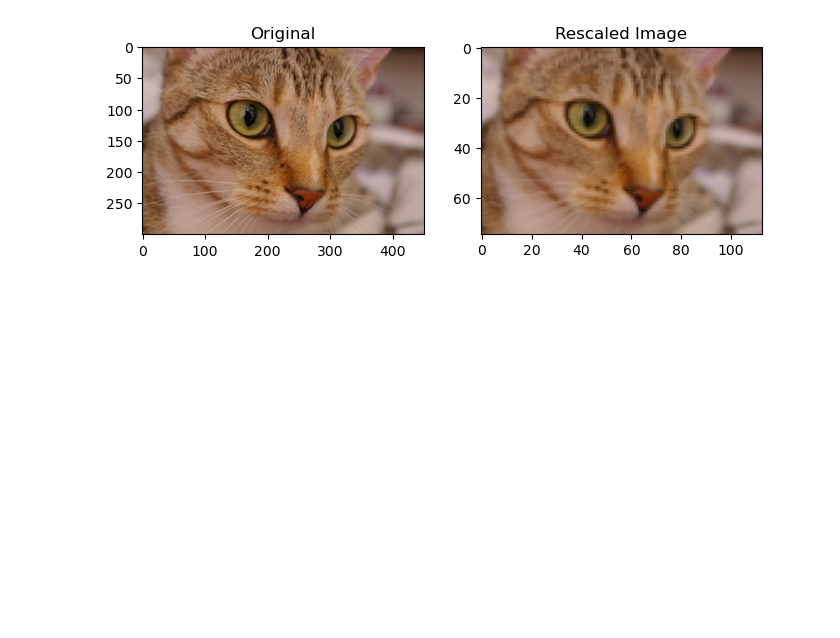
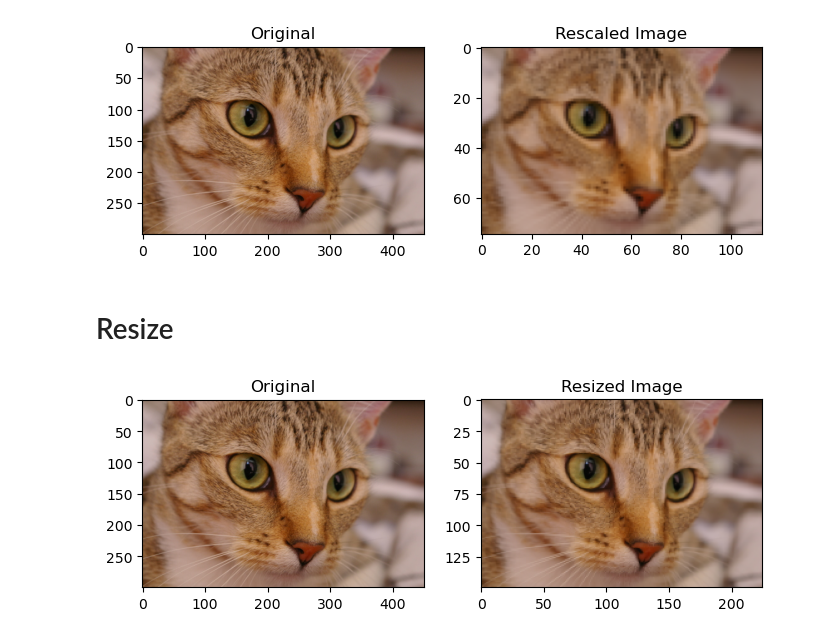
Before and after one commit to Ramseths/scikit-image-preprocessing, a Jupyter notebook: transformations.ipynb, the cells around one changed output. Cells and saved outputs as stored; diff of their text form; code cells hidden in the pictures; blank space fills up the shorter version.

Commit message:
feat: apply resize function from skimage

```diff
--- a/transformations.ipynb
+++ b/transformations.ipynb
@@ -41,3 +41,14 @@ rescaled_img = transform.rescale(img, 1/4, anti_aliasing=True, channel_axis=2)
 plot_comparison(img, rescaled_img, "Rescaled Image")
 # %% [output]
 [figure]
+# %% [markdown]
+# Resize
+# %%
+# Resize 1/2
+width = int(img.shape[0]/2)
+height = int(img.shape[1]/2)
+
+resize_img = transform.resize(img, (width, height), anti_aliasing=True)
+plot_comparison(img, resize_img, "Resized Image")
+# %% [output]
+[figure, added]
```
